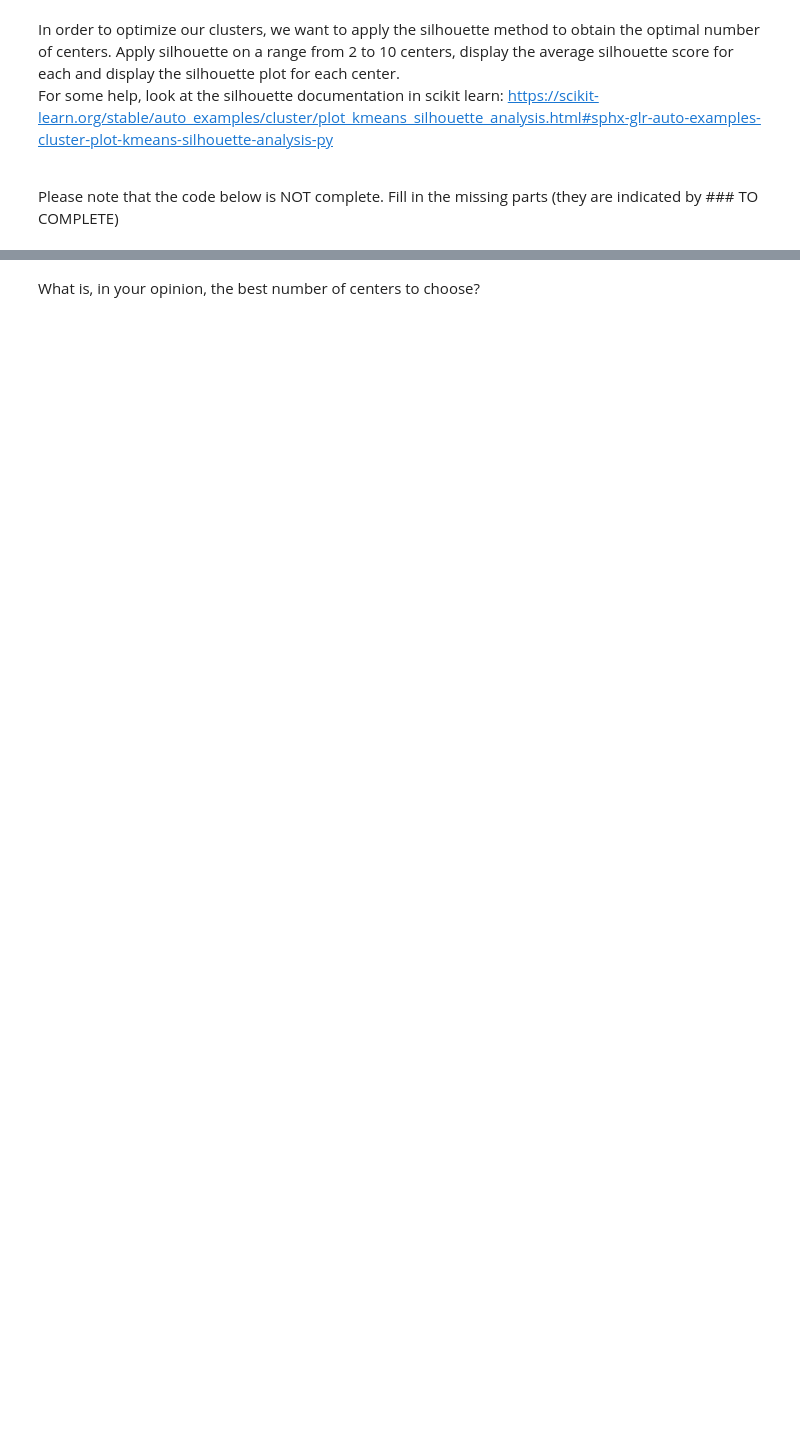
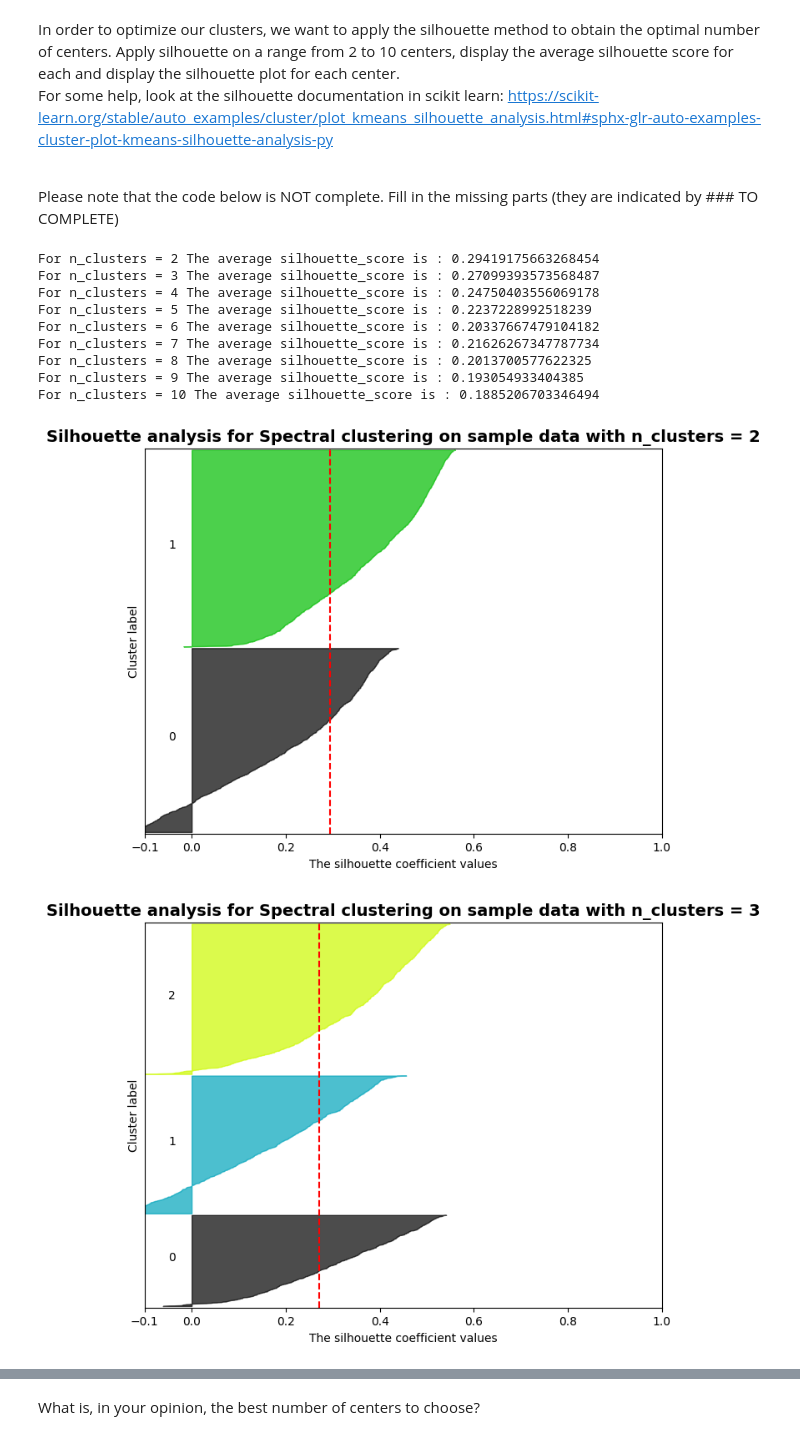
Before and after one commit to Benbakreti0Amine/data_analysis_project_M1CNS, a Jupyter notebook: TD2_3.ipynb, the cells around one changed output, grey strips where cells are left out. Cells and saved outputs as stored; diff of their text form; code cells hidden in the pictures; blank space fills up the shorter version.

```diff
--- a/TD2_3.ipynb
+++ b/TD2_3.ipynb
@@ -1585,11 +1481,12 @@ Apply silhouette on a range from 2 to 10 centers, display the average silhouette
 
 Please note that the code below is NOT complete. Fill in the missing parts (they are indicated by ### TO COMPLETE)
 # %%
-range_n_clusters =   ### TO COMPLETE
+range_n_clusters = range(2, 11)
 
 import matplotlib.cm as cm
-from sklearn.metrics import silhouette_samples
+from sklearn.metrics import silhouette_samples, silhouette_score
 
+data = X_scaled
 
 for n_clusters in range_n_clusters:
     # Create a plot
@@ -1605,18 +1502,22 @@ for n_clusters in range_n_clusters:
 
     # Initialize the clusterer with n_clusters. Make sure you use the "affinity"
     # method that gave you the best results.
-    clusterer =  ### TO COMPLETE
-    cluster_labels = ### TO COMPLETE
+    clusterer = SpectralClustering(
+        n_clusters=n_clusters,
+        affinity='nearest_neighbors',
+        random_state=42
+    )
+    cluster_labels = clusterer.fit_predict(data)
 
     # The silhouette_score gives the average value for all the samples.
     # This gives a perspective into the density and separation of the formed
     # clusters
-    silhouette_avg = ### TO COMPLETE
+    silhouette_avg = silhouette_score(data, cluster_labels)
     print("For n_clusters =", n_clusters,
           "The average silhouette_score is :", silhouette_avg)
 
     # Compute the silhouette scores for each sample
-    sample_silhouette_values = ### TO COMPLETE
+    sample_silhouette_values = silhouette_samples(data, cluster_labels)
 
     y_lower = 10
     for i in range(n_clusters):
@@ -1629,30 +1530,42 @@ for n_clusters in range_n_clusters:
 
         size_cluster_i = ith_cluster_silhouette_values.shape[0]
         y_upper = y_lower + size_cluster_i
 
         color = cm.nipy_spectral(float(i) / n_clusters)
         ax.fill_betweenx(np.arange(y_lower, y_upper),
                           0, ith_cluster_silhouette_values,
                           facecolor=color, edgecolor=color, alpha=0.7)
 
         # Label the silhouette plots with their cluster numbers at the middle
         ax.text(-0.05, y_lower + 0.5 * size_cluster_i, str(i))
 
         # Compute the new y_lower for next plot
         y_lower = y_upper + 10  # 10 for the 0 samples
 
     ax.set_title("The silhouette plot for the various clusters.")
     ax.set_xlabel("The silhouette coefficient values")
     ax.set_ylabel("Cluster label")
 
     # The vertical line for average silhouette score of all the values
     ax.axvline(x=silhouette_avg, color="red", linestyle="--")
 
     ax.set_yticks([])  # Clear the yaxis labels / ticks
     ax.set_xticks([-0.1, 0, 0.2, 0.4, 0.6, 0.8, 1])
 
     plt.title(("Silhouette analysis for Spectral clustering on sample data "
                   "with n_clusters = %d" % n_clusters),
                  fontsize=14, fontweight='bold')
 
 plt.show()
+# %% [output]
+For n_clusters = 2 The average silhouette_score is : 0.29419175663268454
+For n_clusters = 3 The average silhouette_score is : 0.27099393573568487
+For n_clusters = 4 The average silhouette_score is : 0.24750403556069178
+For n_clusters = 5 The average silhouette_score is : 0.2237228992518239
+For n_clusters = 6 The average silhouette_score is : 0.20337667479104182
+For n_clusters = 7 The average silhouette_score is : 0.21626267347787734
+For n_clusters = 8 The average silhouette_score is : 0.2013700577622325
+For n_clusters = 9 The average silhouette_score is : 0.193054933404385
+For n_clusters = 10 The average silhouette_score is : 0.1885206703346494
+[figure, added]
+[figure, added]
```
Also changed, not shown: parts of 49 cells of this notebook.
